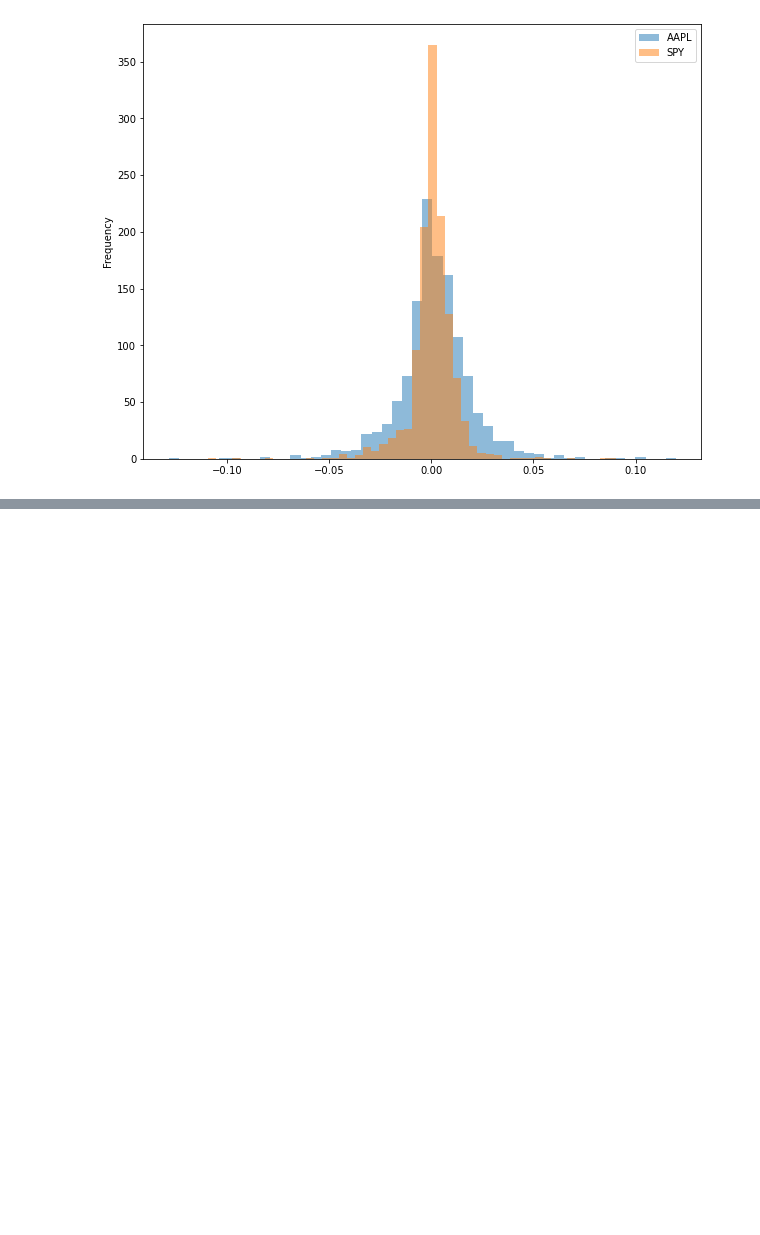
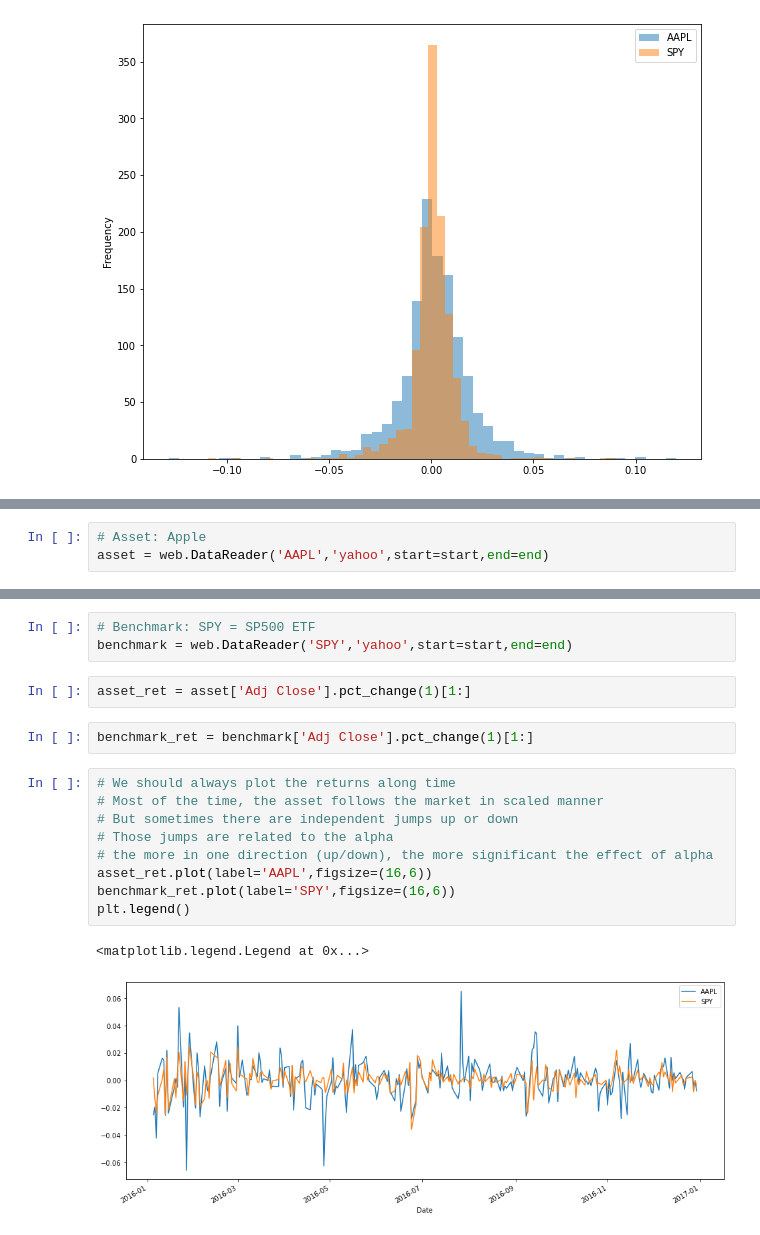
Before and after one commit to mxagar/finance_accounting_courses, a Jupyter notebook: python_finance/05_FinanceFundamentals/05_3_CAPM.ipynb, the cells around one changed output, grey strips where cells are left out. Cells and saved outputs as stored; diff of their text form; blank space fills up the shorter version.

```diff
--- a/python_finance/05_FinanceFundamentals/05_3_CAPM.ipynb
+++ b/python_finance/05_FinanceFundamentals/05_3_CAPM.ipynb
@@ -183,0 +210,3 @@ plt.legend()
+# %%
+# Asset: Apple
+asset = web.DataReader('AAPL','yahoo',start=start,end=end)
@@ -183,0 +223,19 @@ plt.legend()
+# %%
+# Benchmark: SPY = SP500 ETF
+benchmark = web.DataReader('SPY','yahoo',start=start,end=end)
+# %%
+asset_ret = asset['Adj Close'].pct_change(1)[1:]
+# %%
+benchmark_ret = benchmark['Adj Close'].pct_change(1)[1:]
+# %%
+# We should always plot the returns along time
+# Most of the time, the asset follows the market in scaled manner
+# But sometimes there are independent jumps up or down
+# Those jumps are related to the alpha
+# the more in one direction (up/down), the more significant the effect of alpha
+asset_ret.plot(label='AAPL',figsize=(16,6))
+benchmark_ret.plot(label='SPY',figsize=(16,6))
+plt.legend()
+# %% [output]
+<matplotlib.legend.Legend at 0x...>
+[figure, added]
```
Also changed, not shown: parts of 18 cells of this notebook, 2 other files.
